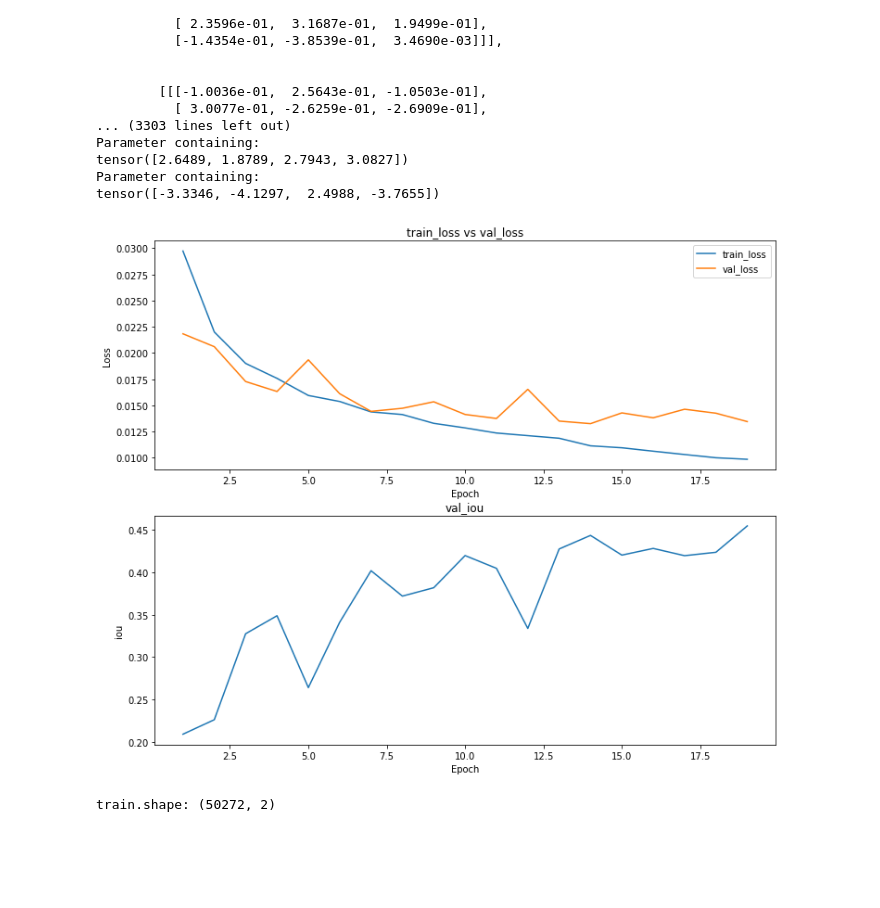
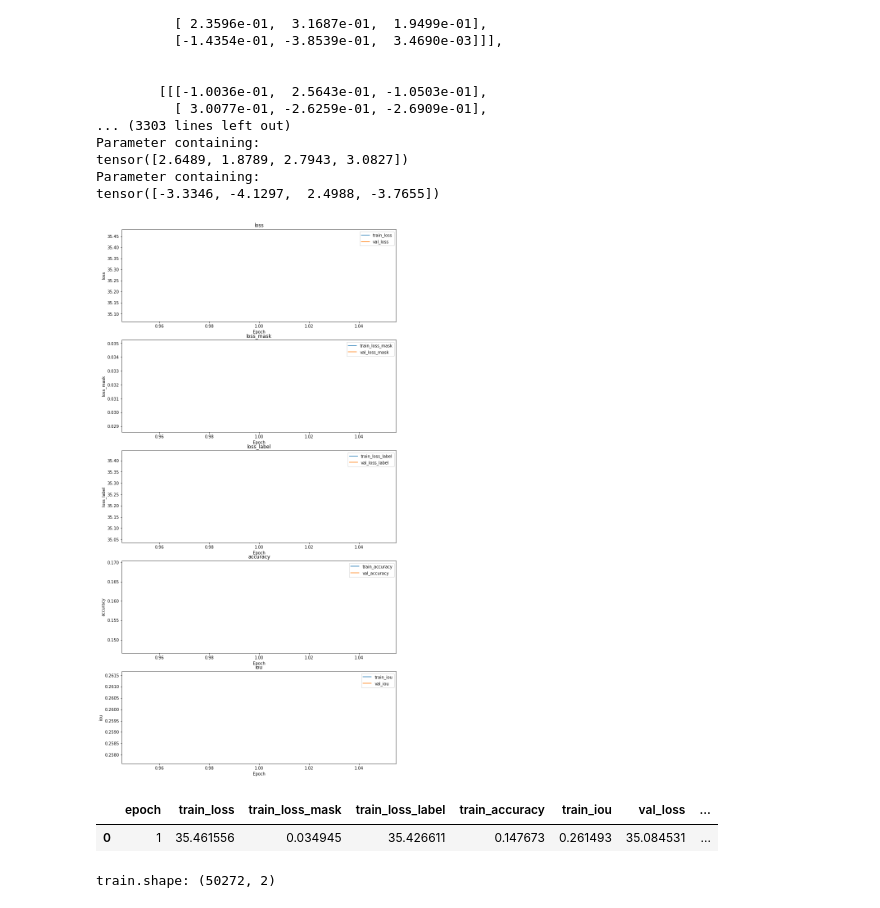
Before and after one commit to raymondlam19/Steel-Defect-Detection-Pytorch, a Jupyter notebook: notebook/3_new_model.ipynb, the cells around one changed output. Saved outputs shown, nothing was run; the diff lists cells and outputs as text; code cells hidden in the pictures; blank space fills up the shorter version.

Commit message:
modified _draw_loss_metric

```diff
--- a/notebook/3_new_model.ipynb
+++ b/notebook/3_new_model.ipynb
@@ -378,30 +378,32 @@ class UNet(BaseModel):
         x = self.sigmoid(x)
         return x
 # %%
-def draw_loss_metric(history, metric='accuracy'):
+def draw_loss_metric(df_history):
         '''
-            Plot train_loss, val_loss, val_acc every epoch end
+            Plot train_loss, val_loss, val_acc at the end of training
         '''
-        fig, axs = plt.subplots(2,1, figsize=(12,10))
-        axs[0].set_title("train_loss vs val_loss")
-        axs[0].plot(history['epoch'], history['train_loss'])
-        axs[0].plot(history['epoch'], history['val_loss'])
-        axs[0].set_xlabel('Epoch')
-        axs[0].set_ylabel('Loss')
-        axs[0].legend(['train_loss', 'val_loss'], loc='upper right')
-
-        val_metric = "val_"+metric
-        axs[1].set_title(val_metric)
-        axs[1].plot(history['epoch'], history["val_iou"])
-        axs[1].set_xlabel('Epoch')
-        axs[1].set_ylabel(metric)
-
+        metrics_list = df_history.iloc[:,1:].columns.to_list()
+        metrics_list = [x.split('train_')[1] for x in metrics_list if 'train_' in x]
+        num_plots = len(metrics_list)
+        fig, axs = plt.subplots(num_plots,1, figsize=(12,24))
+        for i, met in enumerate(metrics_list):
+            axs[i].set_title(met)
+            axs[i].plot(df_history['epoch'], df_history['train_'+met])
+            axs[i].plot(df_history['epoch'], df_history['val_'+met])
+            axs[i].set_xlabel('Epoch')
+            axs[i].set_ylabel(met)
+            axs[i].legend(['train_'+met, 'val_'+met], loc='upper right')
         plt.show()
 
-history = pd.read_csv(os.path.join(ROOT_DIR, 'saved/log/Steel_Defect_Detection/0615_214833', 'history.csv'))
-draw_loss_metric(history, "iou")
+df_history = pd.read_csv(os.path.join(ROOT_DIR, 'saved/log/Steel_Defect_Detection/0627_175940', 'history.csv'))
+draw_loss_metric(df_history)
 # %% [output]
-[figure, old version]
+[figure, new version]
+# %%
+df_history
+# %% [output]
+|  | epoch | train_loss | train_loss_mask | train_loss_label | train_accuracy | train_iou | val_loss | ... |
+| 0 | 1 | 35.461556 | 0.034945 | 35.426611 | 0.147673 | 0.261493 | 35.084531 | ... |
 # %%
 import os
 import numpy as np
```
Also changed, not shown: 1 other file.
